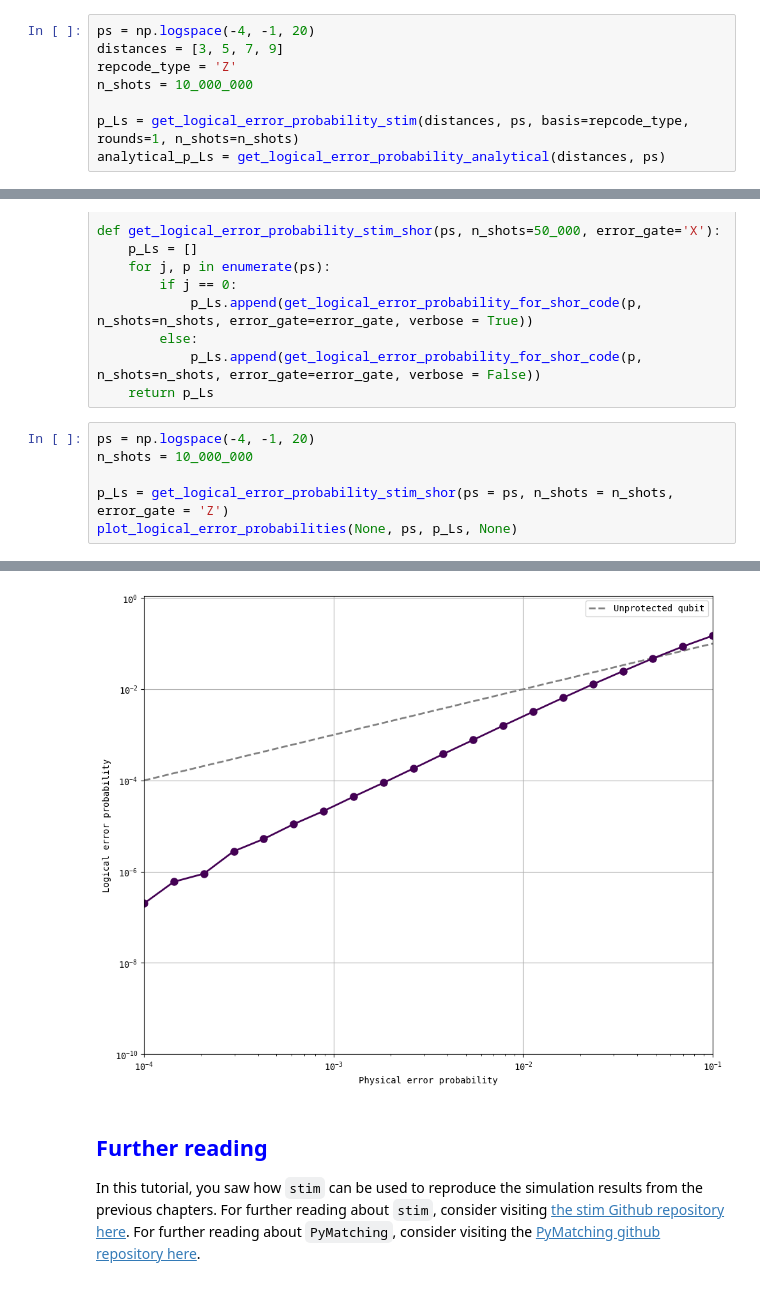
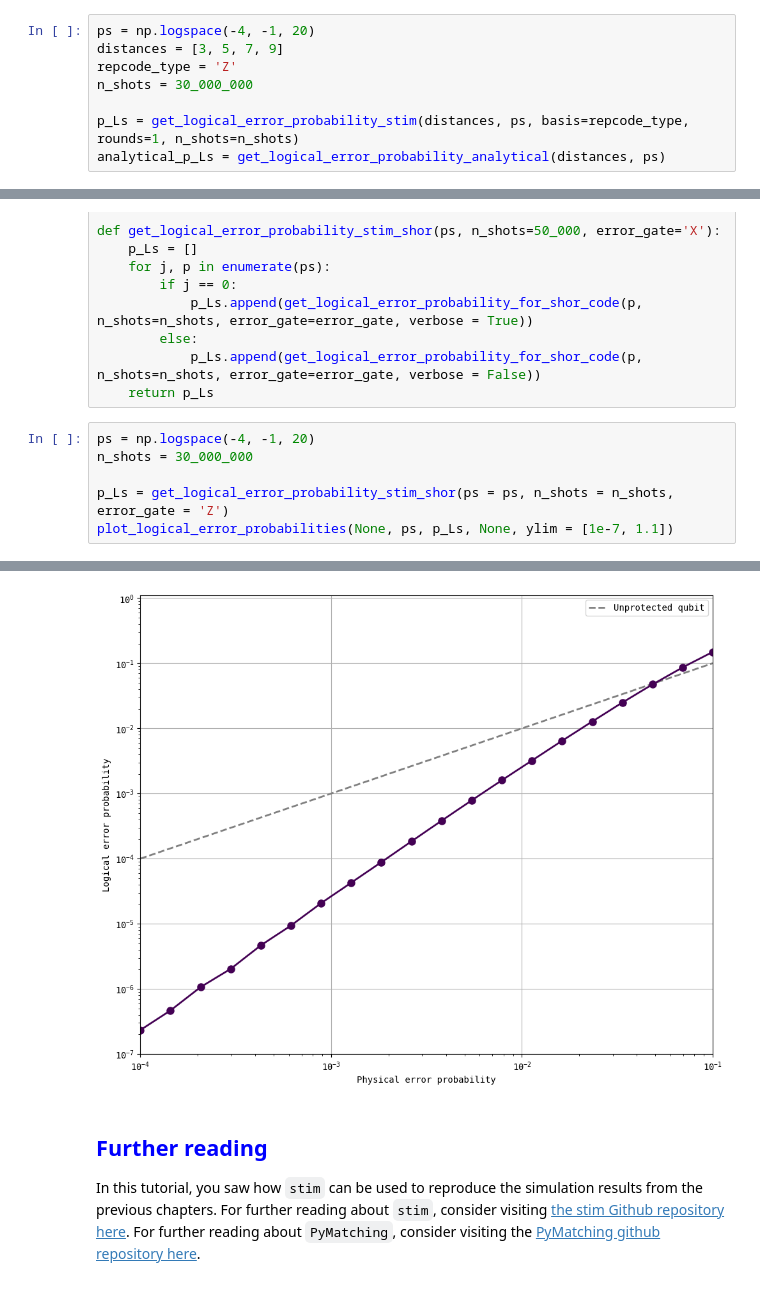
Before and after one commit to seunomonije/deltakit-textbook, a Jupyter notebook: docs/notebooks/ch3-state-of-art-tools/repetition-and-shor-codes-stim.ipynb, the cells around one changed output, grey strips where cells are left out. Drawn from its saved outputs; the diff is of its cells as text.

```diff
--- a/docs/notebooks/ch3-state-of-art-tools/repetition-and-shor-codes-stim.ipynb
+++ b/docs/notebooks/ch3-state-of-art-tools/repetition-and-shor-codes-stim.ipynb
@@ -158,7 +157,7 @@ As you can see above, `stim` can sample 10 million shots in about 1 second at di
 ps = np.logspace(-4, -1, 20)
 distances = [3, 5, 7, 9]
 repcode_type = 'Z'
-n_shots = 10_000_000
+n_shots = 30_000_000
 
 p_Ls = get_logical_error_probability_stim(distances, ps, basis=repcode_type, rounds=1, n_shots=n_shots)
 analytical_p_Ls = get_logical_error_probability_analytical(distances, ps)
@@ -245,29 +244,29 @@ def get_logical_error_probability_stim_shor(ps, n_shots=50_000, error_gate='X'):
     return p_Ls
 # %%
 ps = np.logspace(-4, -1, 20)
-n_shots = 10_000_000
+n_shots = 30_000_000
 
 p_Ls = get_logical_error_probability_stim_shor(ps = ps, n_shots = n_shots, error_gate = 'Z')
-plot_logical_error_probabilities(None, ps, p_Ls, None)
+plot_logical_error_probabilities(None, ps, p_Ls, None, ylim = [1e-7, 1.1])
 # %% [output]
 <svg viewBox="0 0 2336 672"  version="1.1" xmlns="http://www.w3.org/2000/svg">
 <g id="qubit_lines">
 <path id="qubit_line:0" d="M64,64 L2304,64 " stroke="black"/>
 <text dominant-baseline="central" text-anchor="end" font-family="monospace" font-size="12" x="64" y="64">q0</text>
 <path id="qubit_line:1" d="M64,128 L2304,128 " stroke="black"/>
 <text dominant-baseline="central" text-anchor="end" font-family="monospace" font-size="12" x="64" y="128">q1</text>
 <path id="qubit_line:2" d="M64,192 L2304,192 " stroke="black"/>
 <text dominant-baseline="central" text-anchor="end" font-family="monospace" font-size="12" x="64" y="192">q2</text>
 <path id="qubit_line:3" d="M64,256 L2304,256 " stroke="black"/>
 <text dominant-baseline="central" text-anchor="end" font-family="monospace" font-size="12" x="64" y="256">q3</text>
 <path id="qubit_line:4" d="M64,320 L2304,320 " stroke="black"/>
 <text dominant-baseline="central" text-anchor="end" font-family="monospace" font-size="12" x="64" y="320">q4</text>
 ... (192 lines left out)
 <rect x="2128" y="48" width="160" height="32" stroke="black" fill="lightgray"/>
 <text dominant-baseline="central" text-anchor="middle" font-family="monospace" font-size="16" x="2208" y="64">OBS_INCLUDE(0)</text>
 <text text-anchor="middle" font-family="monospace" font-size="8" x="2208" y="44">L0 *= rec[8]</text>
 </svg>
-[figure, old version]
+[figure, new version]
 # %% [markdown]
 ## <font color='blue'>Further reading</font>
 
```
Also changed, not shown: parts of 4 cells of this notebook, 11 other files.
